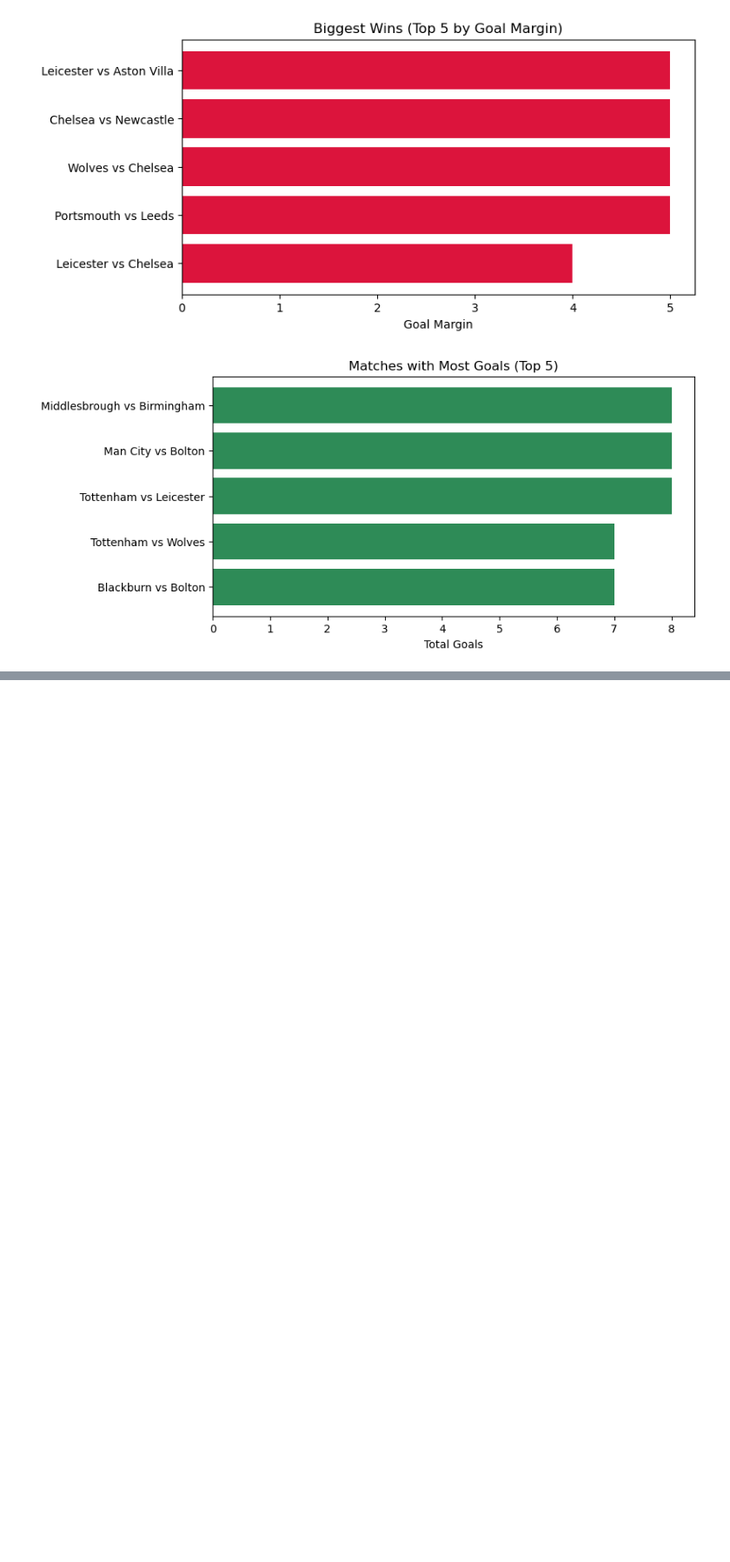
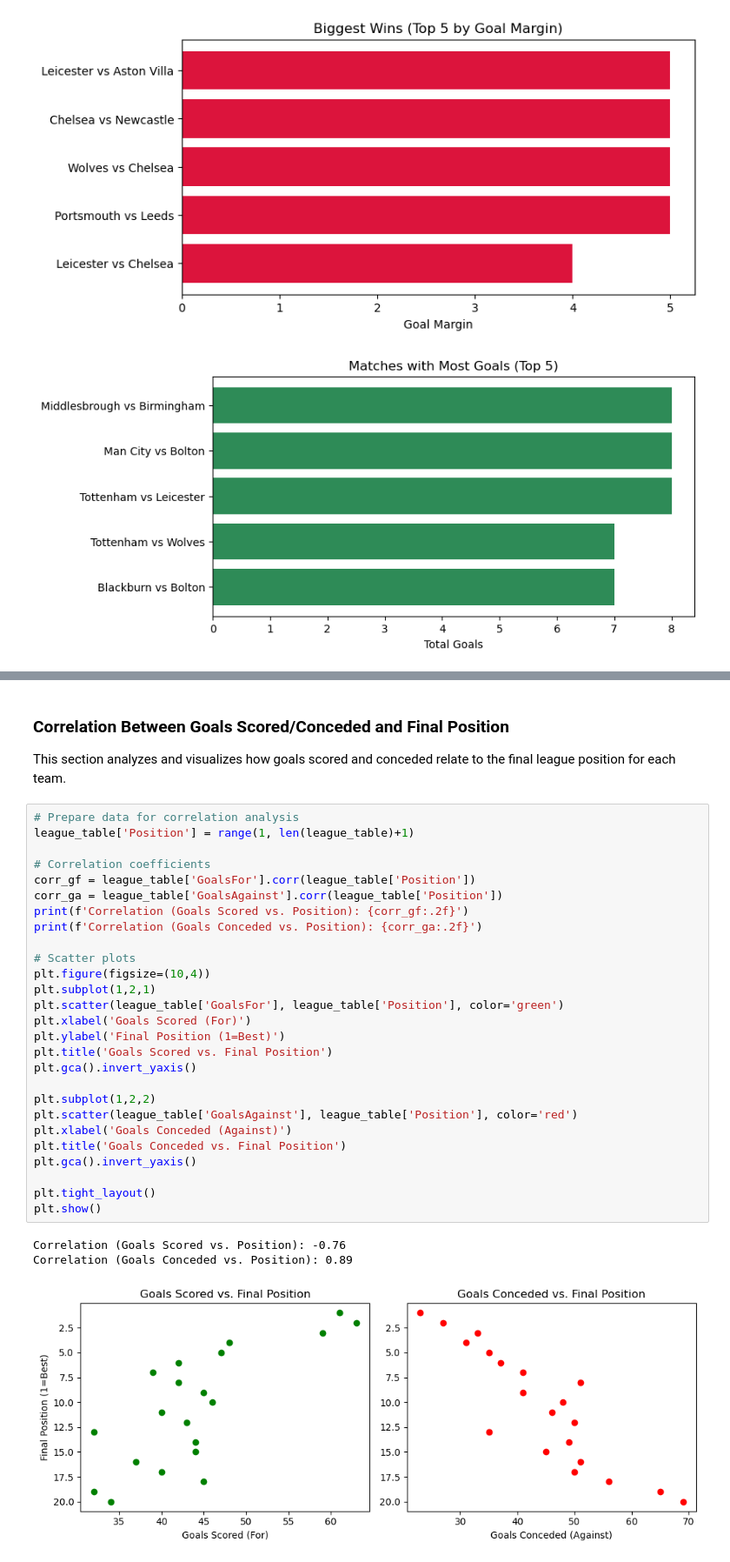
Before and after one commit to Lanthanum89/Premier-League-2003-2004-Data-Analysis, a Jupyter notebook: Premier-League-2003-2004.ipynb, the cells around one changed output, grey strips where cells are left out. Shown at 87% size. Drawn from its saved outputs; the diff is of its cells as text; blank space fills up the shorter version.

```diff
--- a/Premier-League-2003-2004.ipynb
+++ b/Premier-League-2003-2004.ipynb
@@ -274,0 +465,35 @@ plt.show()
+# %% [markdown]
+### Correlation Between Goals Scored/Conceded and Final Position
+
+This section analyzes and visualizes how goals scored and conceded relate to the final league position for each team.
+# %%
+# Prepare data for correlation analysis
+league_table['Position'] = range(1, len(league_table)+1)
+
+# Correlation coefficients
+corr_gf = league_table['GoalsFor'].corr(league_table['Position'])
+corr_ga = league_table['GoalsAgainst'].corr(league_table['Position'])
+print(f'Correlation (Goals Scored vs. Position): {corr_gf:.2f}')
+print(f'Correlation (Goals Conceded vs. Position): {corr_ga:.2f}')
+
+# Scatter plots
+plt.figure(figsize=(10,4))
+plt.subplot(1,2,1)
+plt.scatter(league_table['GoalsFor'], league_table['Position'], color='green')
+plt.xlabel('Goals Scored (For)')
+plt.ylabel('Final Position (1=Best)')
+plt.title('Goals Scored vs. Final Position')
+plt.gca().invert_yaxis()
+
+plt.subplot(1,2,2)
+plt.scatter(league_table['GoalsAgainst'], league_table['Position'], color='red')
+plt.xlabel('Goals Conceded (Against)')
+plt.title('Goals Conceded vs. Final Position')
+plt.gca().invert_yaxis()
+
+plt.tight_layout()
+plt.show()
+# %% [output]
+Correlation (Goals Scored vs. Position): -0.76
+Correlation (Goals Conceded vs. Position): 0.89
+[figure, added]
```
Also changed, not shown: parts of 18 cells of this notebook.
